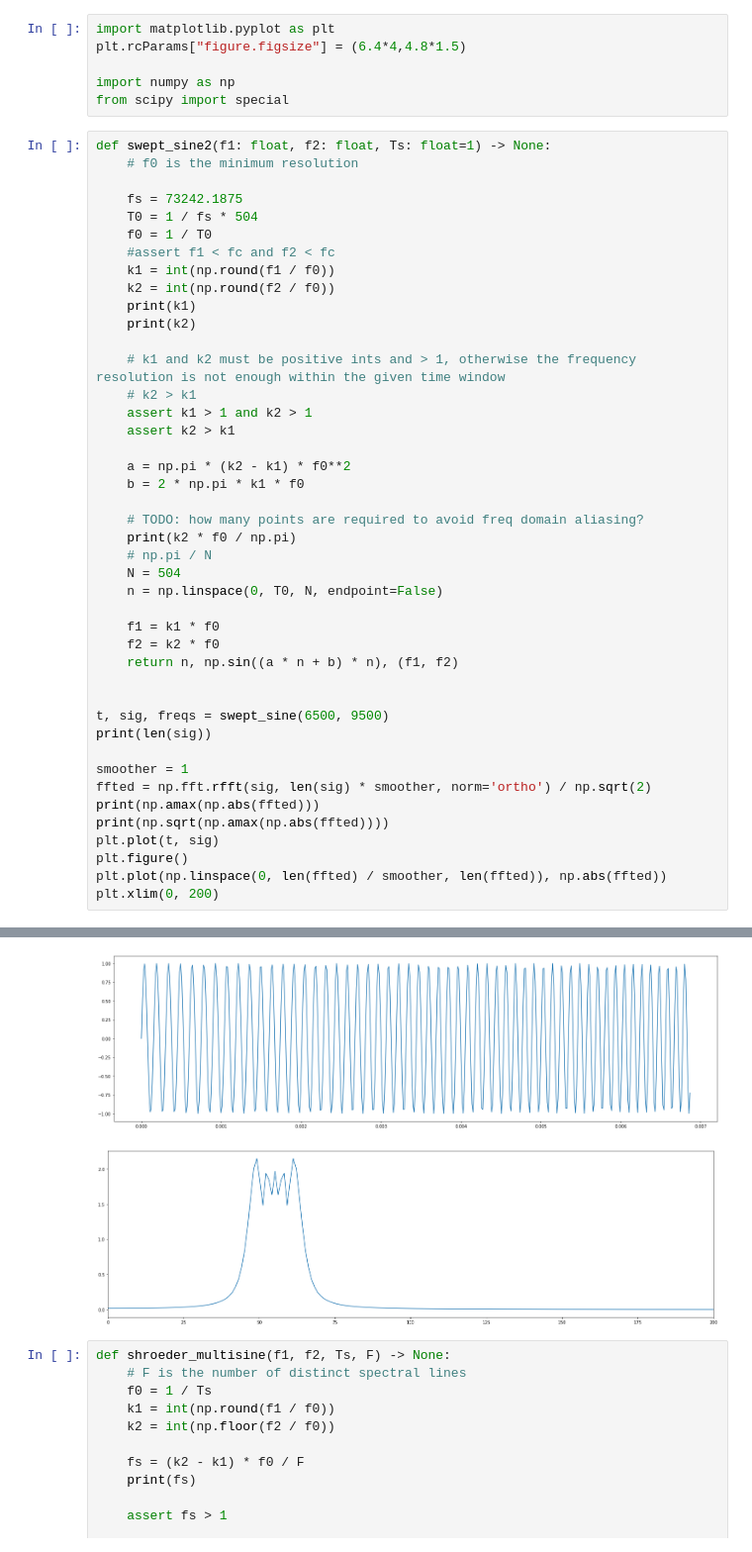
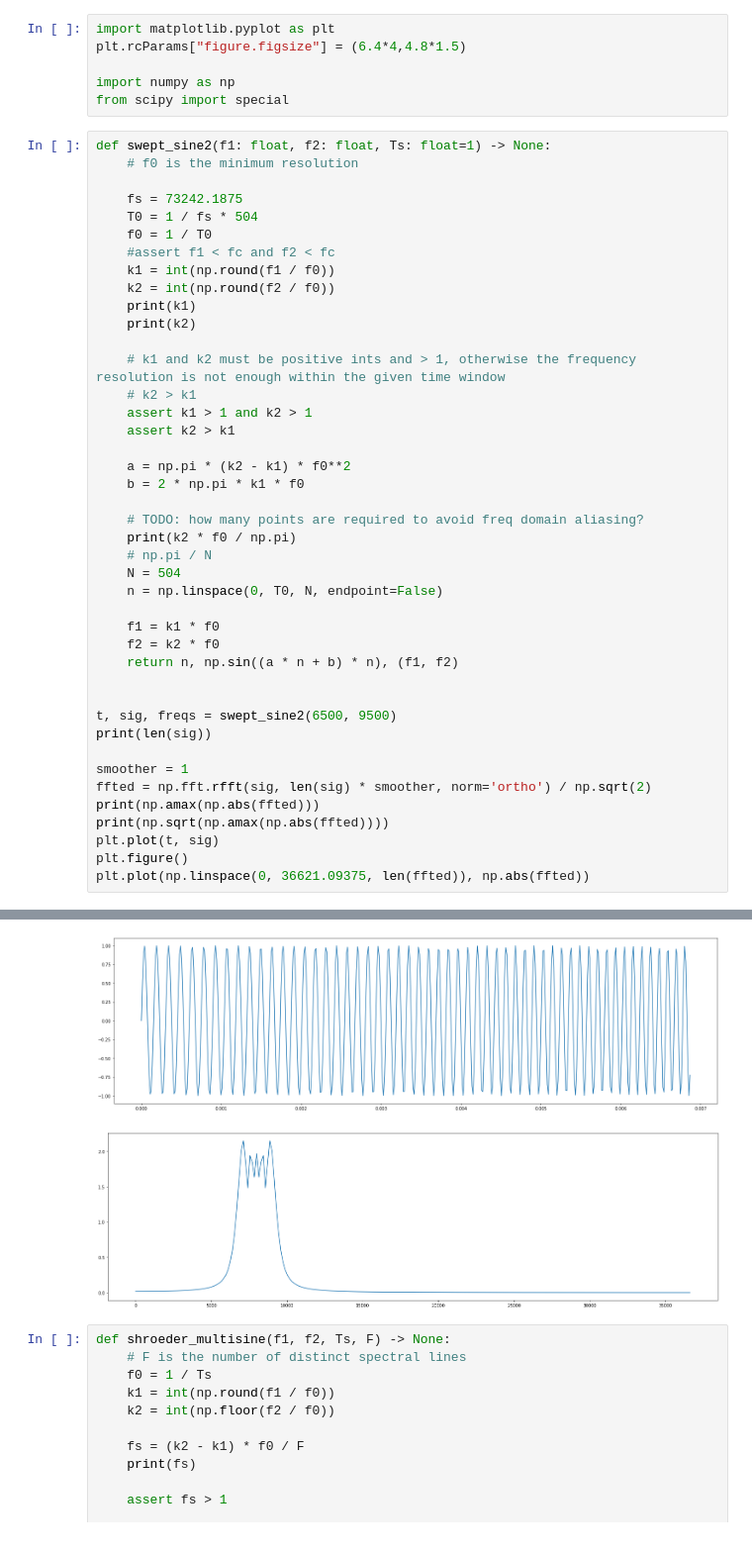
Before and after one commit to mahdiolfat/dsp, a Jupyter notebook: excited3.ipynb, the cells around one changed output, grey strips where cells are left out. Shown at 99% size. Saved outputs shown, nothing was run; the diff lists cells and outputs as text.

Commit message:
freq range fixed on swept sine

```diff
--- a/excited3.ipynb
+++ b/excited3.ipynb
@@ -36,7 +36,7 @@ def swept_sine2(f1: float, f2: float, Ts: float=1) -> None:
     return n, np.sin((a * n + b) * n), (f1, f2)
 
 
-t, sig, freqs = swept_sine(6500, 9500)
+t, sig, freqs = swept_sine2(6500, 9500)
 print(len(sig))
 
 smoother = 1
@@ -45,8 +45,7 @@ print(np.amax(np.abs(ffted)))
 print(np.sqrt(np.amax(np.abs(ffted))))
 plt.plot(t, sig)
 plt.figure()
-plt.plot(np.linspace(0, len(ffted) / smoother, len(ffted)), np.abs(ffted))
-plt.xlim(0, 200)
+plt.plot(np.linspace(0, 36621.09375, len(ffted)), np.abs(ffted))
 # %% [output]
 45
 65
@@ -57,5 +57,5 @@ plt.xlim(0, 200)
 [figure]
-[figure, old version]
+[figure, new version]
 # %%
 def shroeder_multisine(f1, f2, Ts, F) -> None:
 	# F is the number of distinct spectral lines
```
Also changed, not shown: parts of 1 cell of this notebook.
